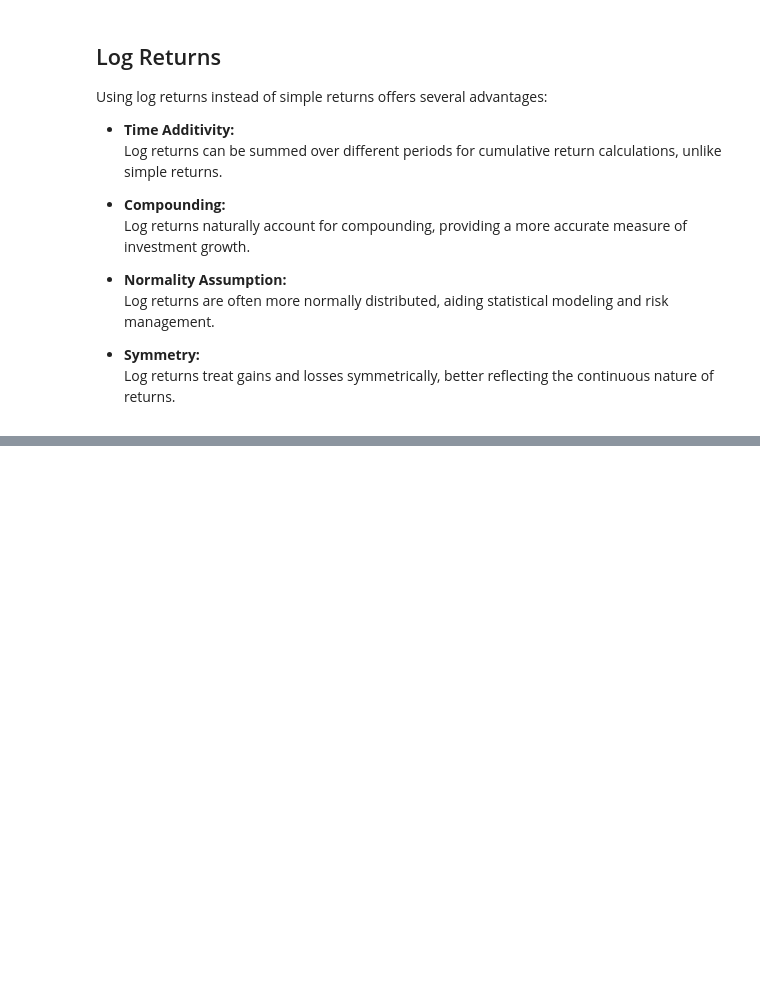
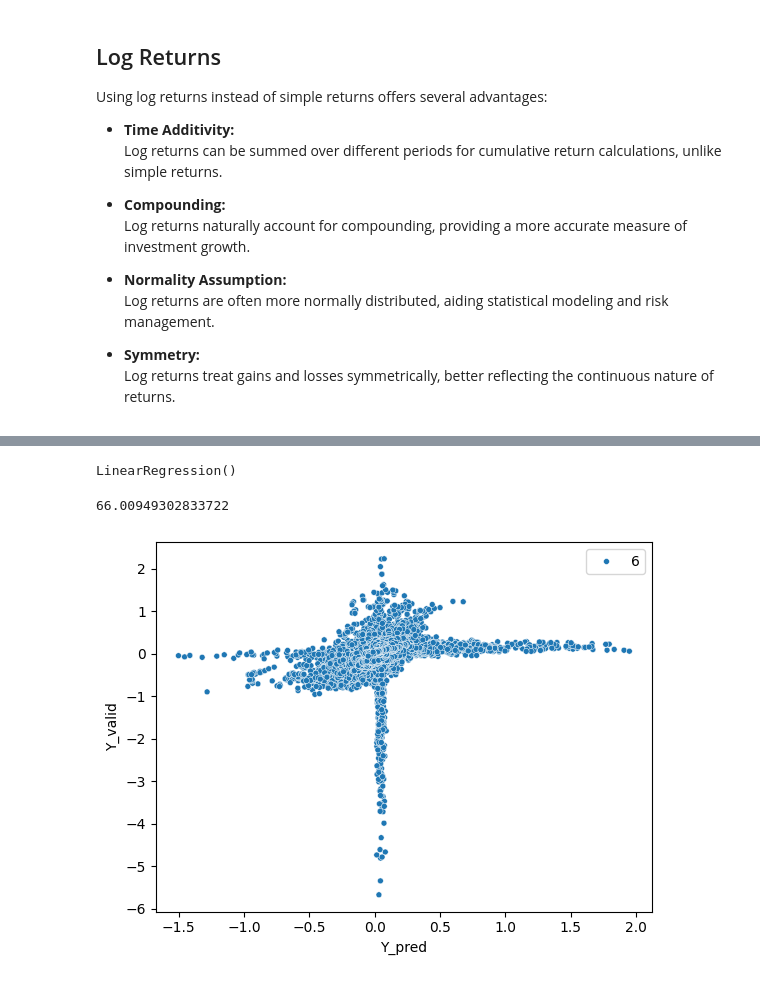
Before and after one commit to alexandreib/QuantDesign, a Jupyter notebook: SP500_Tickers_prediction.ipynb, the cells around one changed output, grey strips where cells are left out. Drawn from its saved outputs; the diff is of its cells as text; code cells hidden in the pictures; blank space fills up the shorter version.

```diff
--- a/SP500_Tickers_prediction.ipynb
+++ b/SP500_Tickers_prediction.ipynb
@@ -124,0 +185,35 @@ df
+# %%
+dates = list(df['Date'].unique())
+number_of_dates = len(dates)
+
+dates_train = dates[:int(number_of_dates*0.8)]
+dates_valid = dates[int(number_of_dates*0.8):]
+LabelEncoder =  { x : i for i, x in enumerate(df['Ticker'].unique())}
+LabelDecoder =  { x : i for i, x in LabelEncoder.items()}
+df['Ticker'] = df['Ticker'].map(LabelEncoder)
+
+Y_train = df[df['Date'].isin(dates_train)]['Quarterly_Log_Return']
+X_train = df[df['Date'].isin(dates_train)].drop(columns = ['Date', 'Adj Close', 'Log_Return', 'Quarterly_Log_Return'])
+
+Y_valid = df[df['Date'].isin(dates_valid)]['Quarterly_Log_Return']
+X_valid = df[df['Date'].isin(dates_valid)].drop(columns = ['Date', 'Adj Close', 'Log_Return', 'Quarterly_Log_Return'])
+# %%
+lr.fit(X_train,Y_train)
+# %% [output]
+LinearRegression()
+# %%
+Y_pred = lr.predict(X_valid)
+# %%
+np.sqrt(np.sum((Y_pred-Y_valid)**2))
+# %% [output]
+66.00949302833722
+# %%
+X_valid['Y_pred'] = Y_pred
+X_valid['Y_valid'] = Y_valid
+
+X_valid['Error'] = Y_pred - Y_valid
+# %%
+sns.scatterplot(data = X_valid, x = 'Y_pred', y = 'Y_valid', size = 6)
+plt.show()
+# %% [output]
+[figure, added]
```
Also changed, not shown: parts of 9 cells of this notebook.
